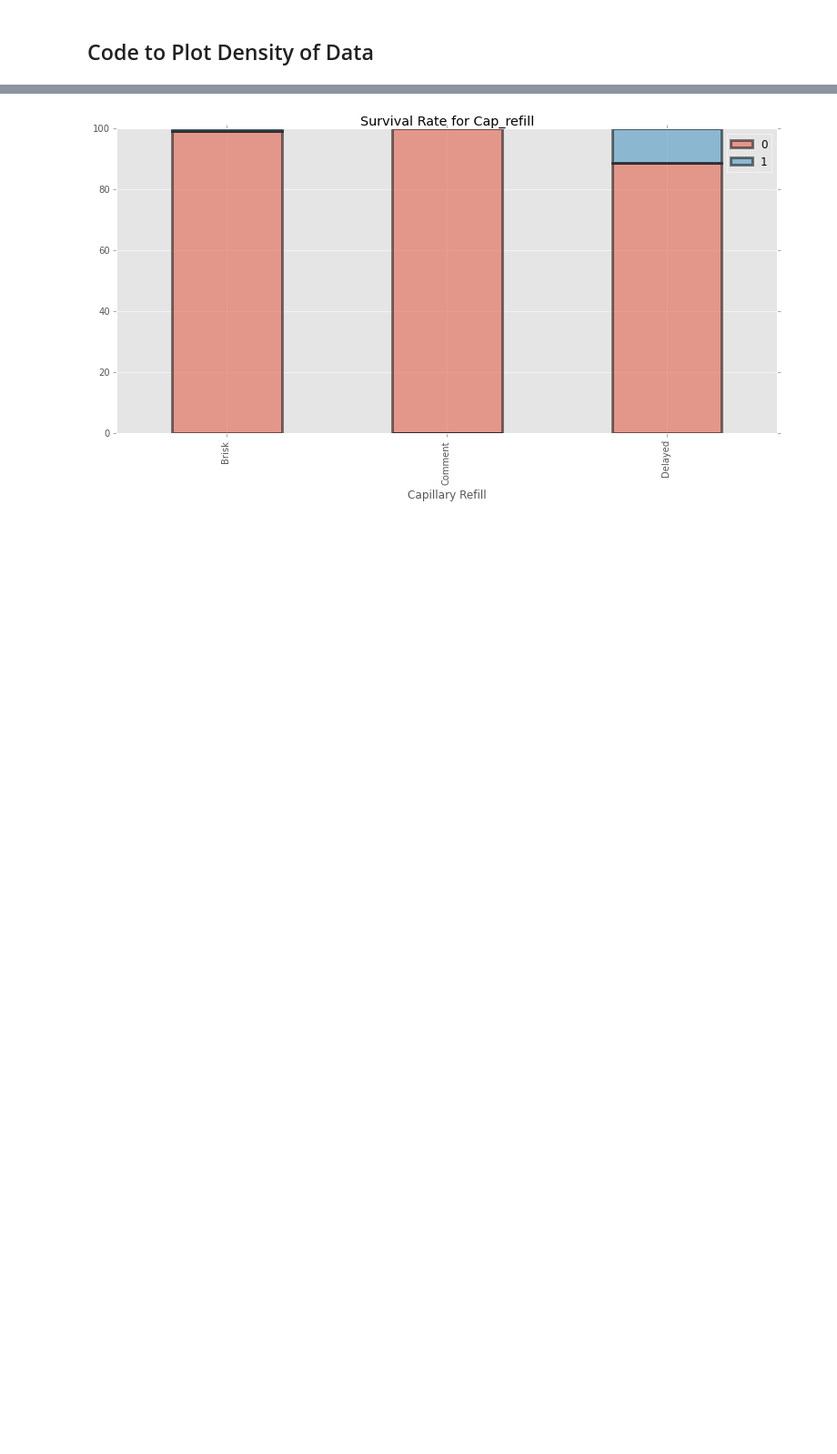
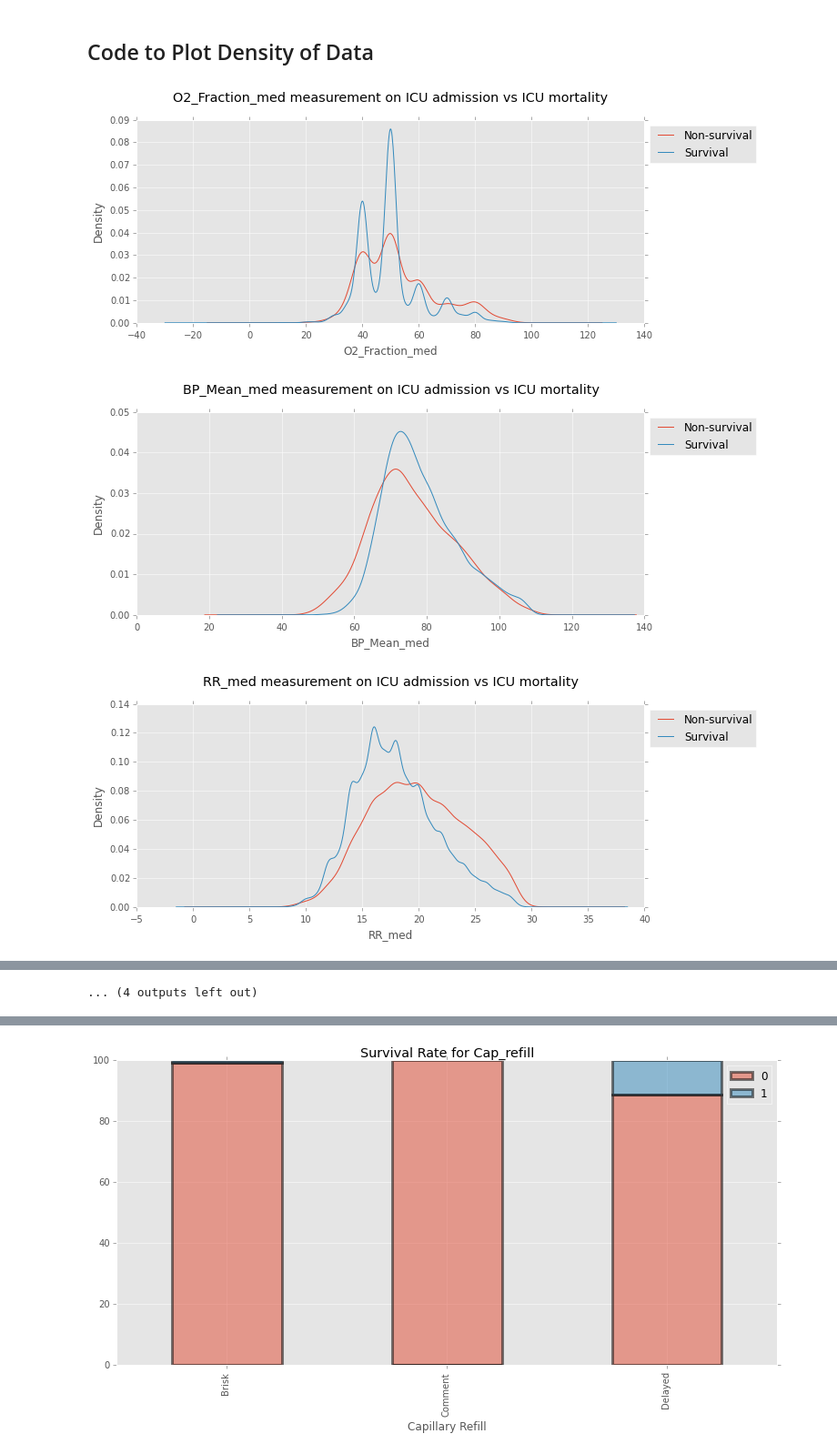
Before and after one commit to RJBeetel3/mimic3_analysis, a Jupyter notebook: CHARTEVENTS_FIRST24.ipynb, the cells around one changed output, grey strips where cells are left out. Shown at 91% size. Cells and saved outputs as stored; diff of their text form; code cells hidden in the pictures; blank space fills up the shorter version.

```diff
--- a/CHARTEVENTS_FIRST24.ipynb
+++ b/CHARTEVENTS_FIRST24.ipynb
@@ -531,6 +524,3 @@ for col in cat_dict_names.keys():
 print "complete"
 # %% [output]
 complete
-# %%
-col = const_dict_names.keys()[0]
-const_dict[col][const_dict[col].gender == 'F'].head()
@@ -545,2 +585,37 @@ const_dict[col][const_dict[col].gender == 'F'].head()
 # %% [markdown]
 ## Code to Plot Density of Data
+# %%
+#mean_dict[mean_dict.cols()[0]].head()
+# SKEW_DICT[COL] = FRAME OF SUBJECT_ID, WHATEVER VARIABLE IS BEING INDICATED BY COL,
+# SURVIVAL AND GENDER
+
+frame = med_dict
+for col in frame.keys():
+    # plot
+    # print col
+
+
+    dummy = frame[col][frame[col].gender == 'M']
+
+
+    col2 = dummy.columns[0]
+
+
+    plt.subplots(figsize=(10,4))
+    dummy[col2][dummy.hospital_expired_flag==1].dropna().plot.kde(
+        alpha=1.0,label='Non-survival')
+    dummy[col2][dummy.hospital_expired_flag==0].dropna().plot.kde(
+        alpha=1.0,label='Survival')
+
+    # add title, labels etc.
+    plt.title('{} measurement on ICU admission '.format(col) +
+               'vs ICU mortality \n')
+    plt.xlabel(col)
+    plt.legend(loc="upper left", bbox_to_anchor=(1,1),fontsize=12)
+
+
+    #plt.xlim(dummy[col2].dropna().min(), dummy[col2].dropna().max())
+# %% [output]
+[figure, added]
+[figure, added]
+[figure, added]
@@ -547 +631,2 @@ const_dict[col][const_dict[col].gender == 'F'].head()
+... (4 outputs left out)
 # %%
```
Also changed, not shown: parts of 30 cells of this notebook, 1 other file.
